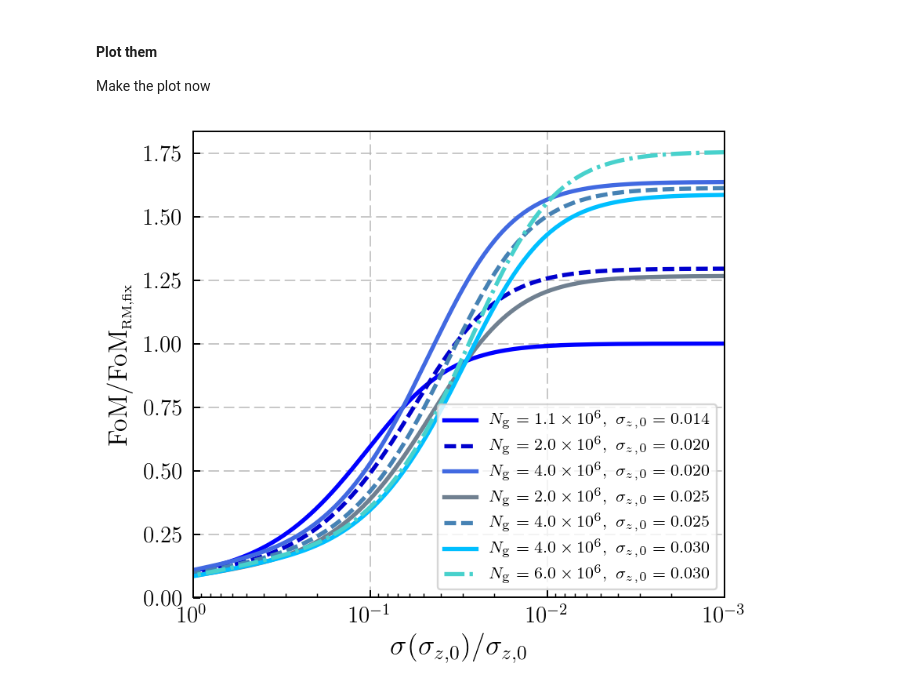
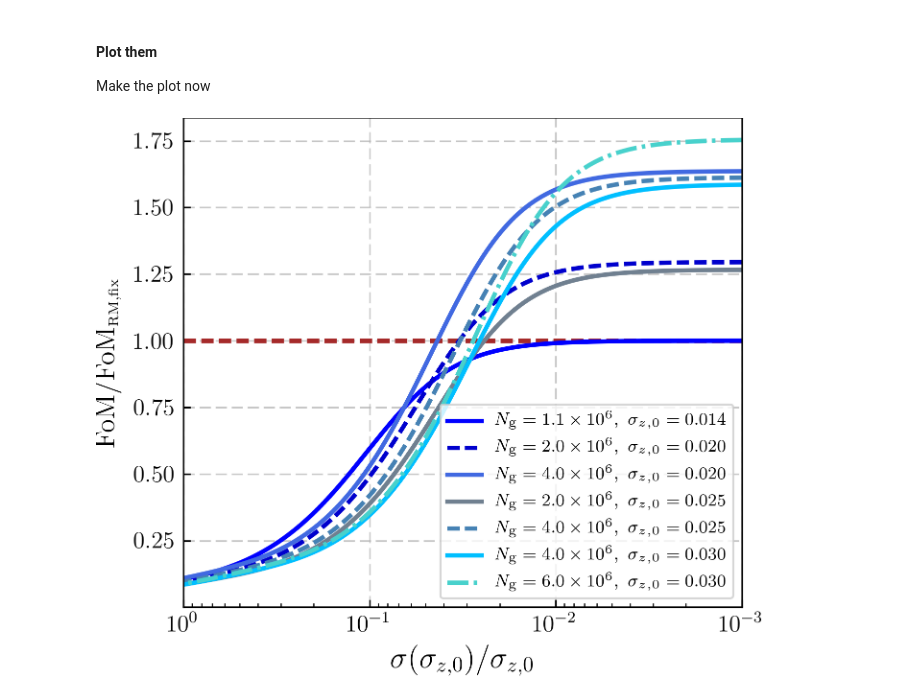
Before and after one commit to dtanoglidis/Photo_z_samples, a Jupyter notebook: Single Redshift Bin.ipynb, the cells around one changed output. Saved outputs shown, nothing was run; the diff lists cells and outputs as text; code cells hidden in the pictures.

```diff
--- a/Single Redshift Bin.ipynb
+++ b/Single Redshift Bin.ipynb
@@ -1704,27 +1704,27 @@ Make the plot now
 # %%
 fig = plt.figure(figsize = (5.0,4.5))
 
 
 plt.plot(alpha, FoM_rm, linewidth=2.2, c='b', label=r'$N_{\mbox{\scriptsize{g}}}=1.1 \times 10^6, \,\, \sigma_{z,0} = 0.014$')
 plt.plot(alpha, FoM_1, linewidth=2.2, c='mediumblue', ls='--', label=r'$N_{\mbox{\scriptsize{g}}}=2.0 \times 10^6, \,\, \sigma_{z,0} = 0.020$')
 plt.plot(alpha, FoM_2, linewidth=2.2, c='royalblue', label=r'$N_{\mbox{\scriptsize{g}}}=4.0 \times 10^6, \,\, \sigma_{z,0} = 0.020$')
 plt.plot(alpha, FoM_3, linewidth=2.2, c='slategray', label=r'$N_{\mbox{\scriptsize{g}}}=2.0 \times 10^6, \,\, \sigma_{z,0} = 0.025$')
 plt.plot(alpha, FoM_4, linewidth=2.2, c='steelblue', ls='--', label=r'$N_{\mbox{\scriptsize{g}}}=4.0 \times 10^6, \,\, \sigma_{z,0} = 0.025$')
 plt.plot(alpha, FoM_5, linewidth=2.2, c='deepskyblue', label=r'$N_{\mbox{\scriptsize{g}}}=4.0 \times 10^6, \,\, \sigma_{z,0} = 0.030$')
 plt.plot(alpha, FoM_6, linewidth=2.2, c='mediumturquoise', ls='-.', label=r'$N_{\mbox{\scriptsize{g}}}=6.0 \times 10^6, \,\, \sigma_{z,0} = 0.030$')
 
-
+plt.hlines(1.0,1,1e-3, color='brown', linestyle='--', linewidth= 2.2)
 
 plt.ylabel('FoM/FoM$_{\scriptsize{\mbox{RM,fix}}}$',fontsize=14)
 plt.xlabel('$\sigma(\sigma_{z,0})/\sigma_{z,0}$',fontsize=15)
 plt.tick_params(axis='both', labelsize=12)
 
 
 plt.grid(ls='--', alpha=0.7)
 
 plt.legend(frameon=True, loc='lower right', fontsize=8.5)
 
 plt.xscale('log');plt.xlim(1.0,1e-3)
 plt.show()
 # %% [output]
-[figure, old version]
+[figure, new version]
```
Also changed, not shown: parts of 9 cells of this notebook.
